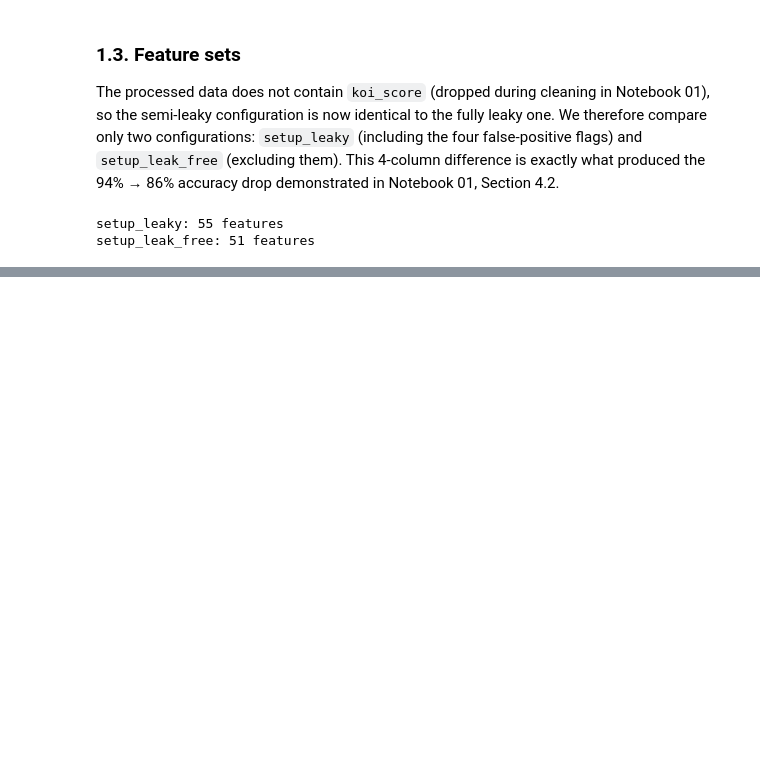
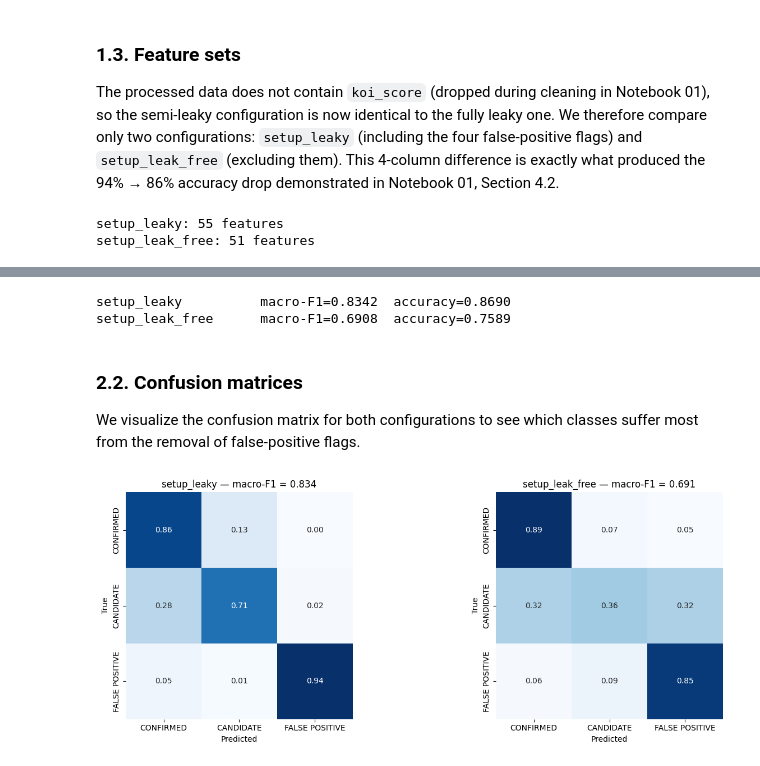
Before and after one commit to AhmedInv40/kepler-exoplanet-dl, a Jupyter notebook: notebooks/02_baselines.ipynb, the cells around one changed output, grey strips where cells are left out. Cells and saved outputs as stored; diff of their text form; code cells hidden in the pictures; blank space fills up the shorter version.

Commit message:
starting with the baseline model

```diff
--- a/notebooks/02_baselines.ipynb
+++ b/notebooks/02_baselines.ipynb
@@ -118,0 +151,49 @@ setup_leak_free: 51 features
+# %%
+def build_logreg_pipeline():
+    return Pipeline([
+        ("scale", StandardScaler()),
+        ("model", LogisticRegression(
+            max_iter=1000,
+            random_state=RANDOM_SEED,
+            n_jobs=-1
+        ))
+    ])
+logreg_results = []
+for setup_name, features in feature_sets_effective.items():
+    pipeline = build_logreg_pipeline()
+    result = evaluate_model(pipeline, X_train, y_train, X_val, y_val, features, model_name="LogReg", setup_name=setup_name)
+    logreg_results.append(result)
+    print(f"{setup_name:20s} macro-F1={result['macro_f1']:.4f}  accuracy={result['accuracy']:.4f}")
+# %% [output]
+setup_leaky          macro-F1=0.8342  accuracy=0.8690
+setup_leak_free      macro-F1=0.6908  accuracy=0.7589
+# %% [markdown]
+### 2.2. Confusion matrices
+
+We visualize the confusion matrix for both configurations to see which classes suffer most from the removal of false-positive flags.
+# %%
+fig, axes = plt.subplots(1, 2, figsize=(14, 5))
+
+for ax, result in zip(axes, logreg_results):
+    cm = result["confusion_matrix"]
+    cm_normalized = cm.astype(float) / cm.sum(axis=1, keepdims=True)
+
+    sns.heatmap(
+        cm_normalized,
+        annot=True,
+        fmt=".2f",
+        cmap="Blues",
+        xticklabels=class_order,
+        yticklabels=class_order,
+        ax=ax,
+        cbar=False,
+        square=True,
+    )
+    ax.set_xlabel("Predicted")
+    ax.set_ylabel("True")
+    ax.set_title(f"{result['setup']} — macro-F1 = {result['macro_f1']:.3f}")
+
+plt.tight_layout()
+plt.show()
+# %% [output]
+[figure, added]
```
Also changed, not shown: parts of 5 cells of this notebook.
